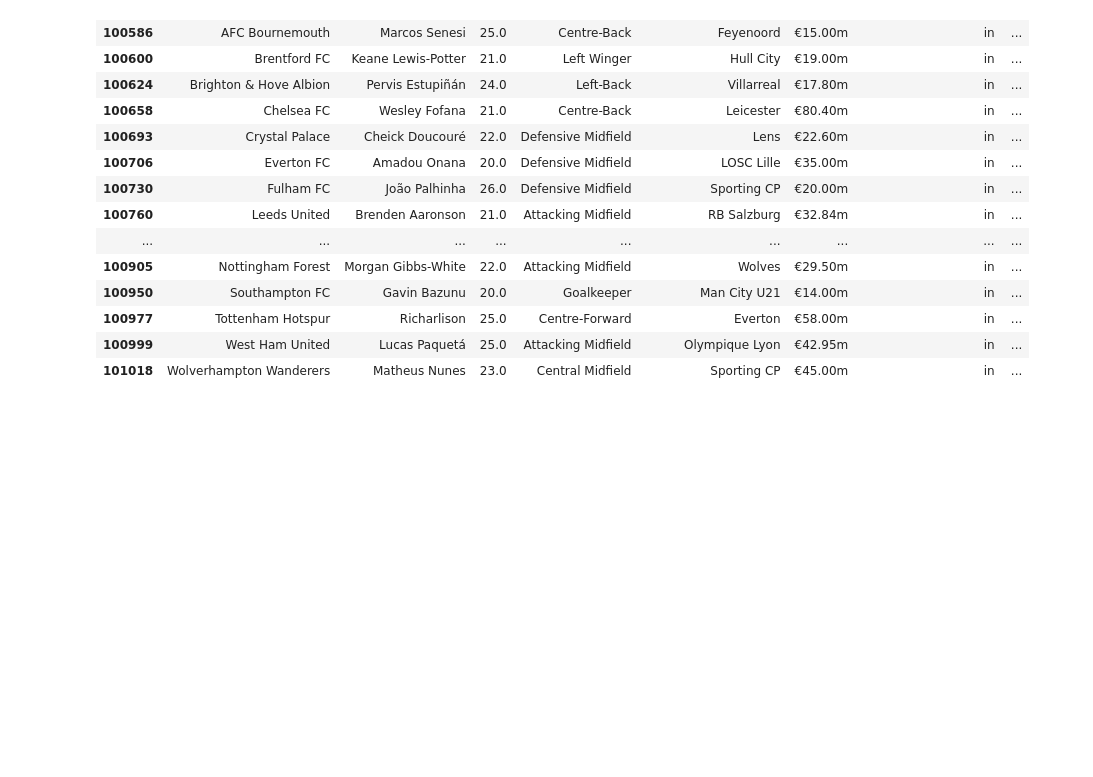
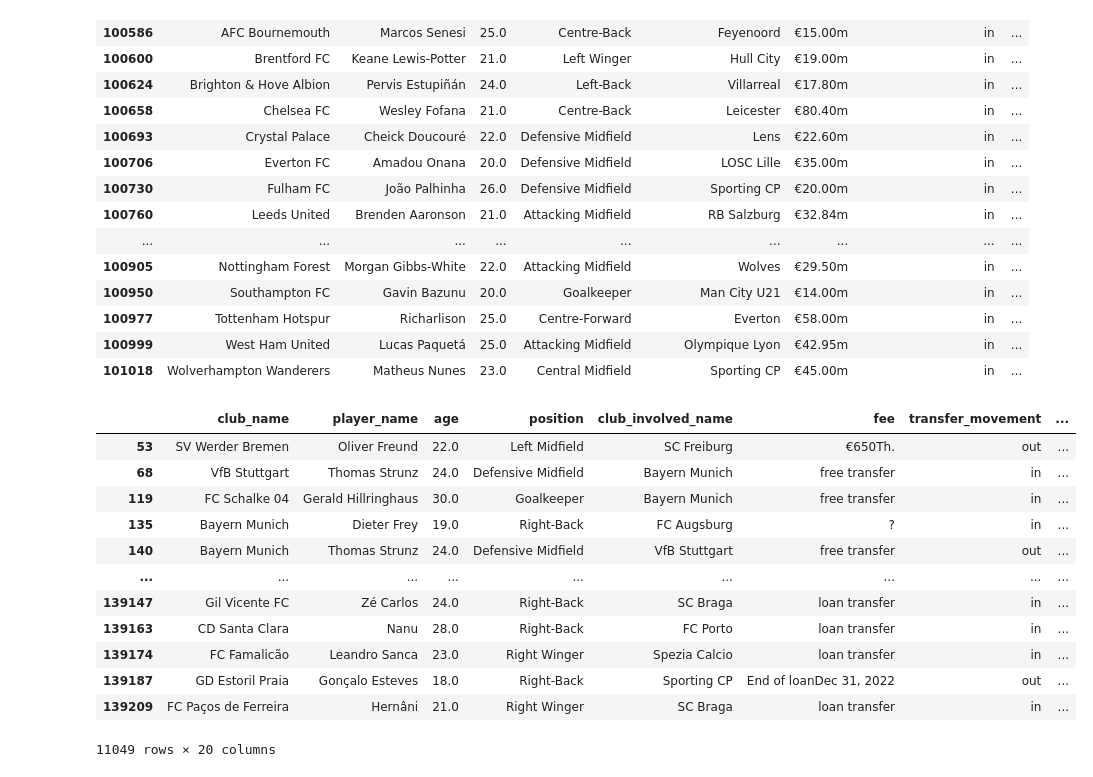
Before and after one commit to ayknes/football_academy_analytics, a Jupyter notebook: preparing_data.ipynb, the cells around one changed output. Saved outputs shown, nothing was run; the diff lists cells and outputs as text; code cells hidden in the pictures; blank space fills up the shorter version.

```diff
--- a/preparing_data.ipynb
+++ b/preparing_data.ipynb
@@ -204,15 +274,32 @@ transfers = pd.read_csv('top_ligues_transfer.csv')
 clubs = pd.read_csv('clubs_ligues_22_23.csv')
 
 # First merge
-transfers = transfers.merge(clubs[['club_name', 'Location']], on='club_name', how='left')
-transfers.rename(columns={'Location': 'location_new'}, inplace=True)
+transfers = transfers.merge(clubs[['club_name', 'Location', 'latitude', 'longitude']], on='club_name', how='left')
+transfers.rename(columns={'Location': 'location_new', 'latitude': 'latitude_new', 'longitude': 'longitude_new'}, inplace=True)
 
 # Second merge
-transfers = transfers.merge(clubs[['club_name', 'Location']], left_on='base_club_name', right_on='club_name', how='left')
-transfers.rename(columns={'Location': 'location_old'}, inplace=True)
+transfers = transfers.merge(clubs[['club_name', 'Location', 'latitude', 'longitude']], left_on='base_club_name', right_on='club_name', how='left')
+transfers.rename(columns={'Location': 'location_old', 'latitude': 'latitude_old', 'longitude': 'longitude_old'}, inplace=True)
 
 # Drop the extra 'club_name_y' column
 transfers.drop(columns=['club_name_y'], inplace=True)
 transfers.rename(columns={'club_name_x': 'club_name'}, inplace=True)
 
 transfers.to_csv('top_ligues_transfer.csv', index=False)
+# %%
+transfers = transfers[(transfers['location_new'].notnull()) & (transfers['location_old'].notnull())]
+transfers
+# %% [output]
+|  | club_name | player_name | age | position | club_involved_name | fee | transfer_movement | ... |
+| 53 | SV Werder Bremen | Oliver Freund | 22.0 | Left Midfield | SC Freiburg | €650Th. | out | ... |
+| 68 | VfB Stuttgart | Thomas Strunz | 24.0 | Defensive Midfield | Bayern Munich | free transfer | in | ... |
+| 119 | FC Schalke 04 | Gerald Hillringhaus | 30.0 | Goalkeeper | Bayern Munich | free transfer | in | ... |
+| 135 | Bayern Munich | Dieter Frey | 19.0 | Right-Back | FC Augsburg | ? | in | ... |
+| 140 | Bayern Munich | Thomas Strunz | 24.0 | Defensive Midfield | VfB Stuttgart | free transfer | out | ... |
+| ... | ... | ... | ... | ... | ... | ... | ... | ... |
+| 139147 | Gil Vicente FC | Zé Carlos | 24.0 | Right-Back | SC Braga | loan transfer | in | ... |
+| 139163 | CD Santa Clara | Nanu | 28.0 | Right-Back | FC Porto | loan transfer | in | ... |
+| 139174 | FC Famalicão | Leandro Sanca | 23.0 | Right Winger | Spezia Calcio | loan transfer | in | ... |
+| 139187 | GD Estoril Praia | Gonçalo Esteves | 18.0 | Right-Back | Sporting CP | End of loanDec 31, 2022 | out | ... |
+| 139209 | FC Paços de Ferreira | Hernâni | 21.0 | Right Winger | SC Braga | loan transfer | in | ... |
+11049 rows × 20 columns
```
Also changed, not shown: parts of 7 cells of this notebook, 3 other files.
